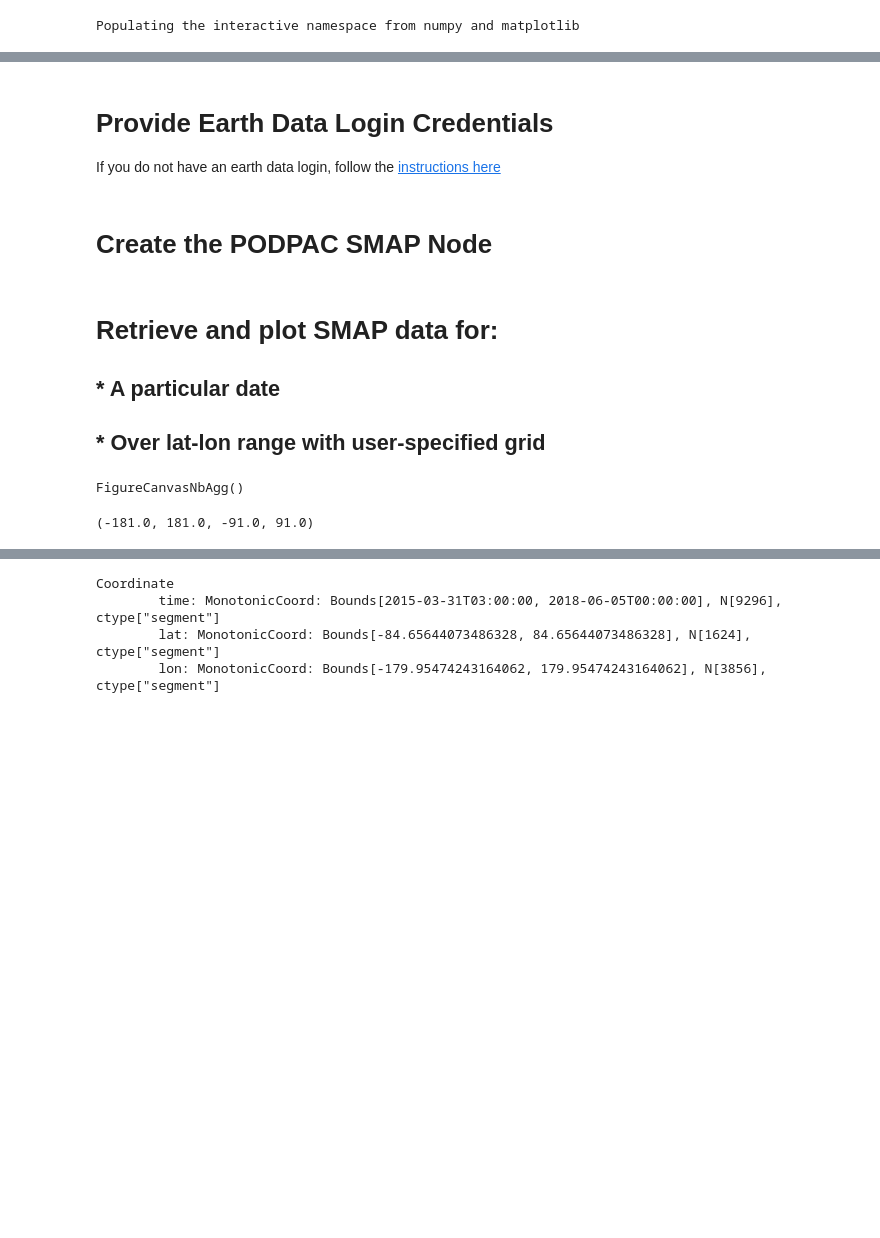
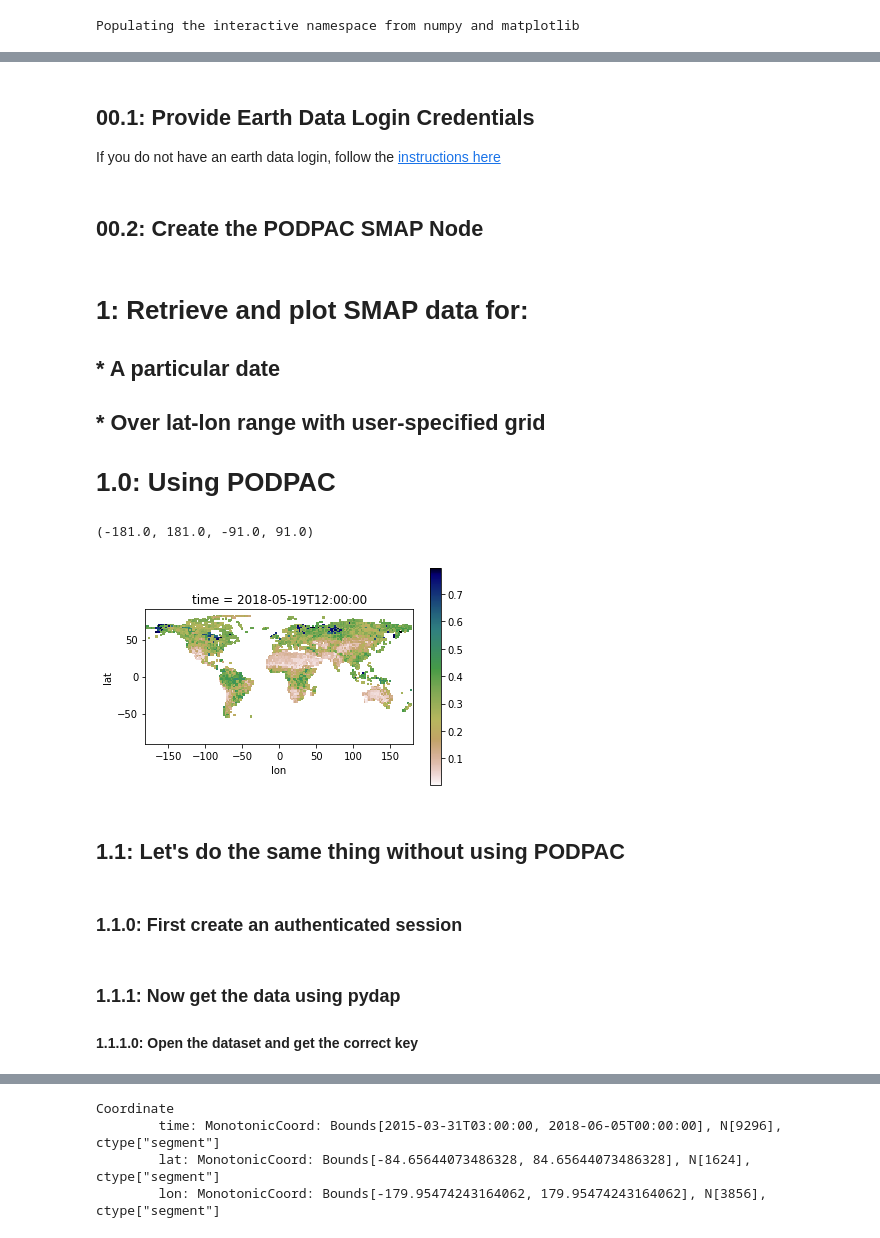
Before and after one commit to creare-com/podpac, a Jupyter notebook: doc/notebooks/SMAP-level4-data-access.ipynb, the cells around one changed output, grey strips where cells are left out. Cells and saved outputs as stored; diff of their text form; code cells hidden in the pictures; blank space fills up the shorter version.

Commit message:
DOC: Modifying SMAP level4 data access notebook to show access without PODPAC. Also adding notebook with Widget for accessing data, and notebook with Pipeline re-creation of node.

```diff
--- a/doc/notebooks/SMAP-level4-data-access.ipynb
+++ b/doc/notebooks/SMAP-level4-data-access.ipynb
@@ -11,30 +21,38 @@ Populating the interactive namespace from numpy and matplotlib
 import podpac
 from podpac.datalib import smap
 # %% [markdown]
-# Provide Earth Data Login Credentials
+## 00.1: Provide Earth Data Login Credentials
 If you do not have an earth data login, follow the [instructions here](https://creare-com.github.io/podpac-docs/user/earthdata.html)
 # %%
 import getpass
 username = input("Username:");   password = getpass.getpass('Password:')
 # %% [markdown]
-# Create the PODPAC SMAP Node
+## 00.2: Create the PODPAC SMAP Node
 # %%
 # Create the SMAP node
 product = 'SPL4SMAU.003'   # Level 4 soil moisture analysis update
 sm = smap.SMAP(product=product, interpolation='nearest', username=username, password=password)
 # %% [markdown]
-# Retrieve and plot SMAP data for:
+# 1: Retrieve and plot SMAP data for:
 ## * A particular date
 ## * Over lat-lon range with user-specified grid
+# 1.0: Using PODPAC
 # %%
-c_world = podpac.Coordinate(#dim=(start, stop, step)
-                             lat=(   90,  -90,-2.0),
-                             lon=( -180,  180, 2.0),
-                             time='2018-05-19T12:00:00')
+# dim = (start, stop, step)
+lat =   (   90,  -90,-2.0)
+lon =   ( -180,  180, 2.0)
+# dim = value
+time = '2018-05-19T12:00:00'
+
+c_world = podpac.Coordinate(lat=lat, lon=lon, time=time)
 o = sm.execute(c_world)
 figure()
-o.plot()
+o.plot(cmap='gist_earth_r')
 axis('scaled')
 # %% [output]
-FigureCanvasNbAgg()
+(-181.0, 181.0, -91.0, 91.0)
-(-181.0, 181.0, -91.0, 91.0)
+[figure, added]
+# %% [markdown]
+## 1.1: Let's do the same thing without using PODPAC
+# %% [markdown]
+### 1.1.0: First create an authenticated session
@@ -40,0 +110,3 @@ FigureCanvasNbAgg()
+# %% [markdown]
+### 1.1.1: Now get the data using pydap
+#### 1.1.1.0: Open the dataset and get the correct key
```
Also changed, not shown: parts of 30 cells of this notebook, 2 other files.
